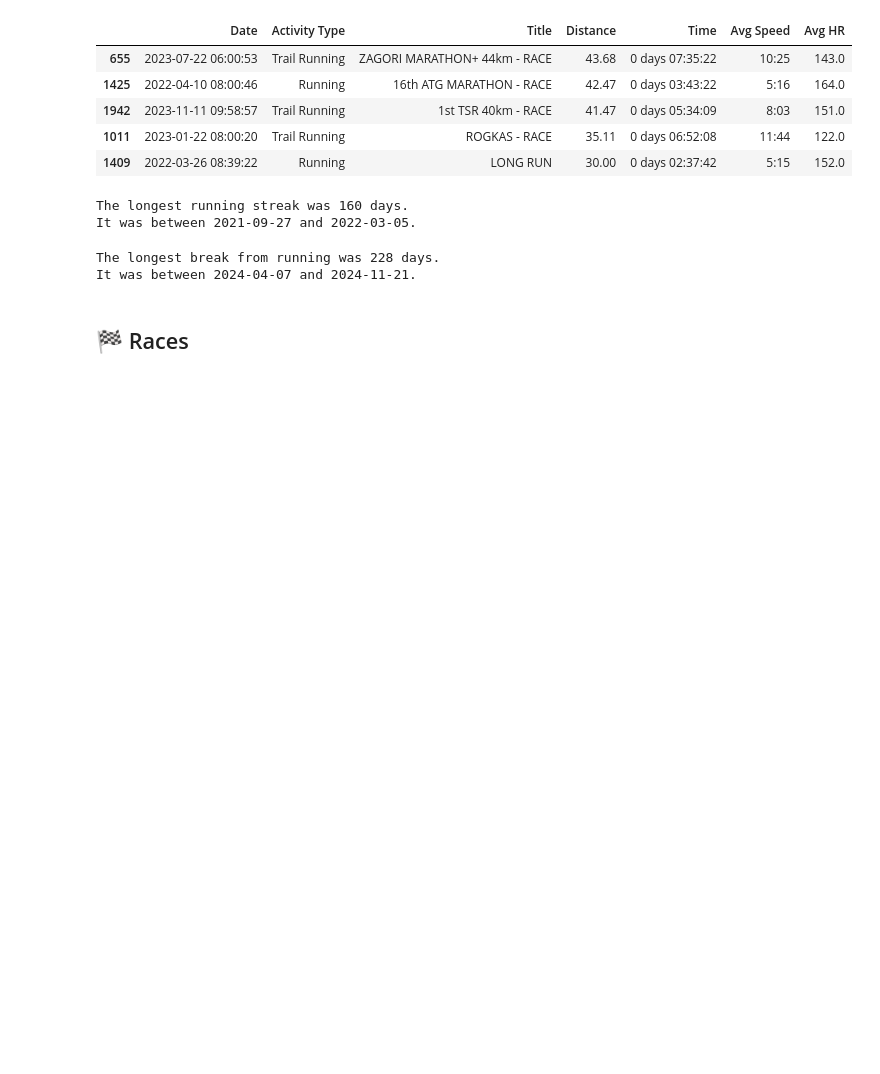
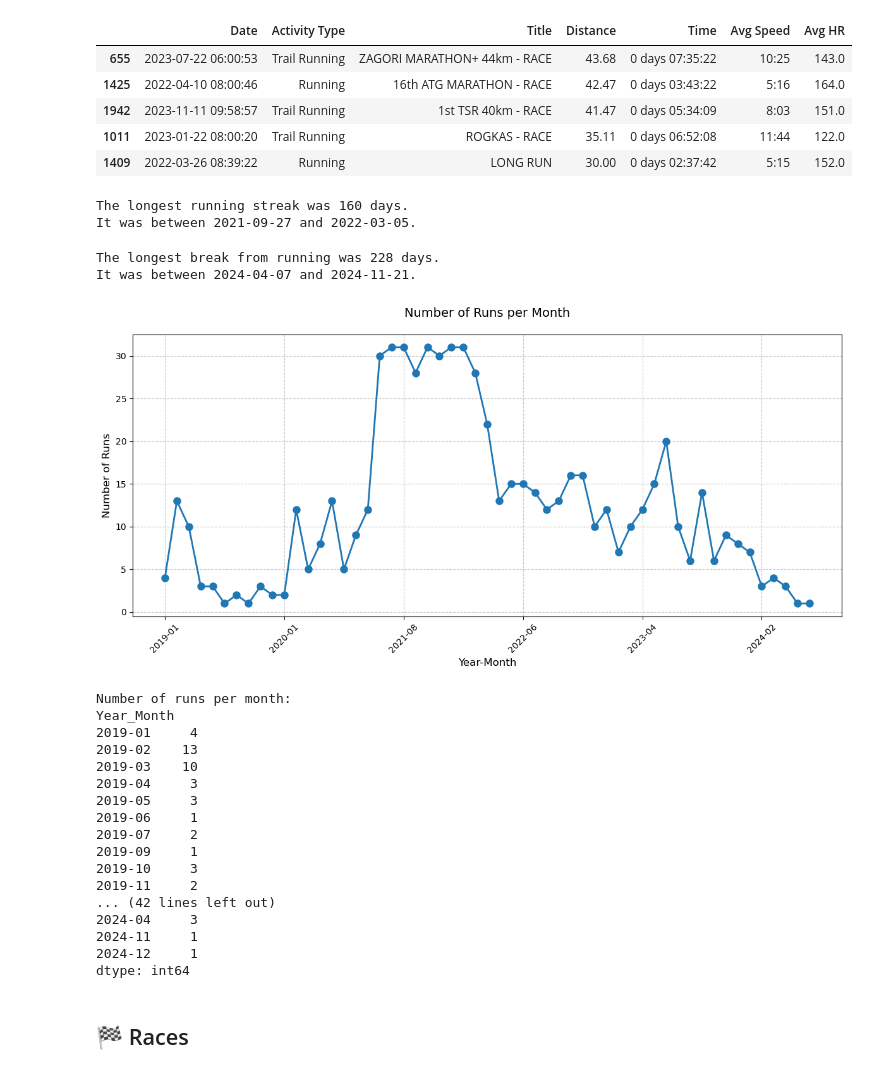
Before and after one commit to kostaskes/my-garmin-runs, a Jupyter notebook: running_analysis.ipynb, the cells around one changed output. Saved outputs shown, nothing was run; the diff lists cells and outputs as text; code cells hidden in the pictures; blank space fills up the shorter version.

```diff
--- a/running_analysis.ipynb
+++ b/running_analysis.ipynb
@@ -250,6 +250,47 @@ print(f"It was between {before_break.date()} and {after_break.date()}.")
 # %% [output]
 The longest break from running was 228 days.
 It was between 2024-04-07 and 2024-11-21.
+# %%
+# Create a line chart showing number of runs per year-month
+plt.figure(figsize=(12, 6))
+monthly_runs = running_activities.groupby('Year_Month').size()
+monthly_runs.plot(kind='line', marker='o', linewidth=2, markersize=8)
+
+# Customize the plot
+plt.title('Number of Runs per Month', fontsize=14, pad=20)
+plt.xlabel('Year-Month', fontsize=12)
+plt.ylabel('Number of Runs', fontsize=12)
+plt.grid(True, linestyle='--', alpha=0.7)
+plt.xticks(rotation=45)
+
+# Adjust layout to prevent label cutoff
+plt.tight_layout()
+
+# Show the plot
+plt.show()
+
+# Print the actual numbers for reference
+print("\nNumber of runs per month:")
+print(monthly_runs)
+# %% [output]
+[figure, added]
+Number of runs per month:
+Year_Month
+2019-01     4
+2019-02    13
+2019-03    10
+2019-04     3
+2019-05     3
+2019-06     1
+2019-07     2
+2019-09     1
+2019-10     3
+2019-11     2
+... (42 lines left out)
+2024-04     3
+2024-11     1
+2024-12     1
+dtype: int64
 # %% [markdown]
 ## 🏁 Races
 # %%
```
Also changed, not shown: 1 other file.
